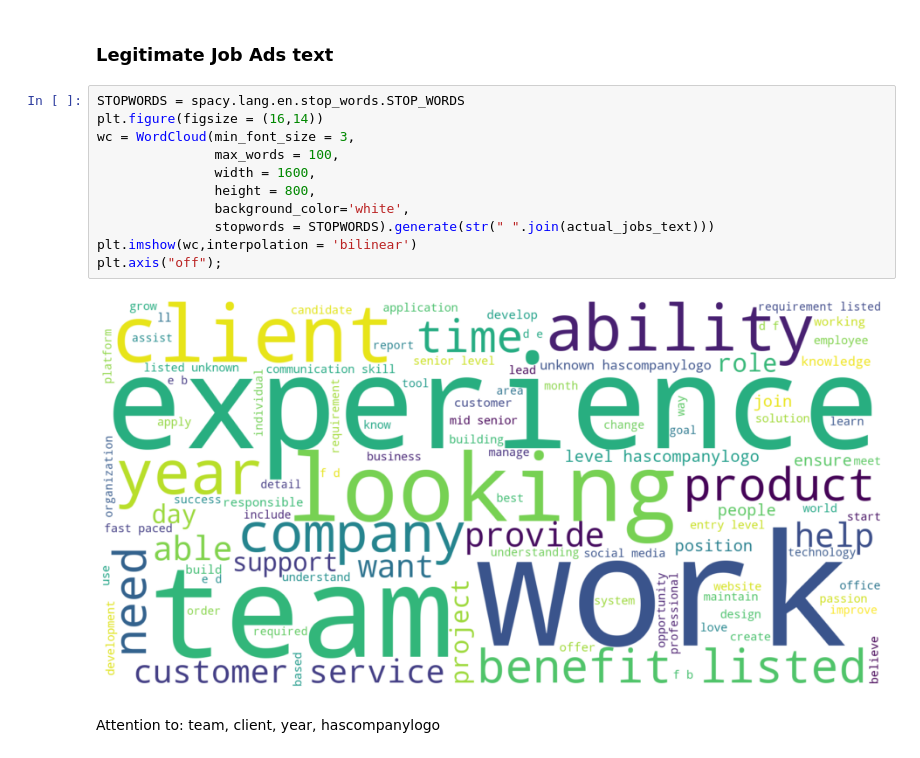
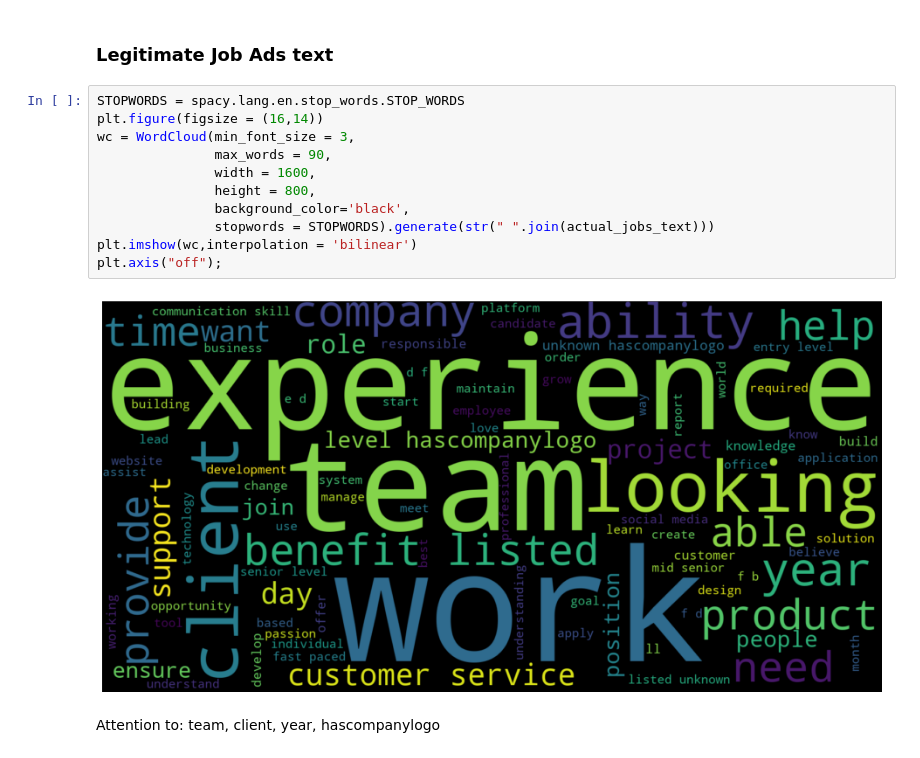
Before and after one commit to MellissaValle/Fraudulent-Job-Postings, a Jupyter notebook: notebook.ipynb, the cells around one changed output. Drawn from its saved outputs; the diff is of its cells as text.

```diff
--- a/notebook.ipynb
+++ b/notebook.ipynb
@@ -490,15 +434,15 @@ Attention to: nocompanylogo, unknown
 # %%
 STOPWORDS = spacy.lang.en.stop_words.STOP_WORDS
 plt.figure(figsize = (16,14))
 wc = WordCloud(min_font_size = 3,
-               max_words = 100,
+               max_words = 90,
                width = 1600,
                height = 800,
-               background_color='white',
+               background_color='black',
                stopwords = STOPWORDS).generate(str(" ".join(actual_jobs_text)))
 plt.imshow(wc,interpolation = 'bilinear')
 plt.axis("off");
 # %% [output]
-[figure, old version]
+[figure, new version]
 # %% [markdown]
 Attention to: team, client, year, hascompanylogo
```
Also changed, not shown: parts of 64 cells of this notebook.
